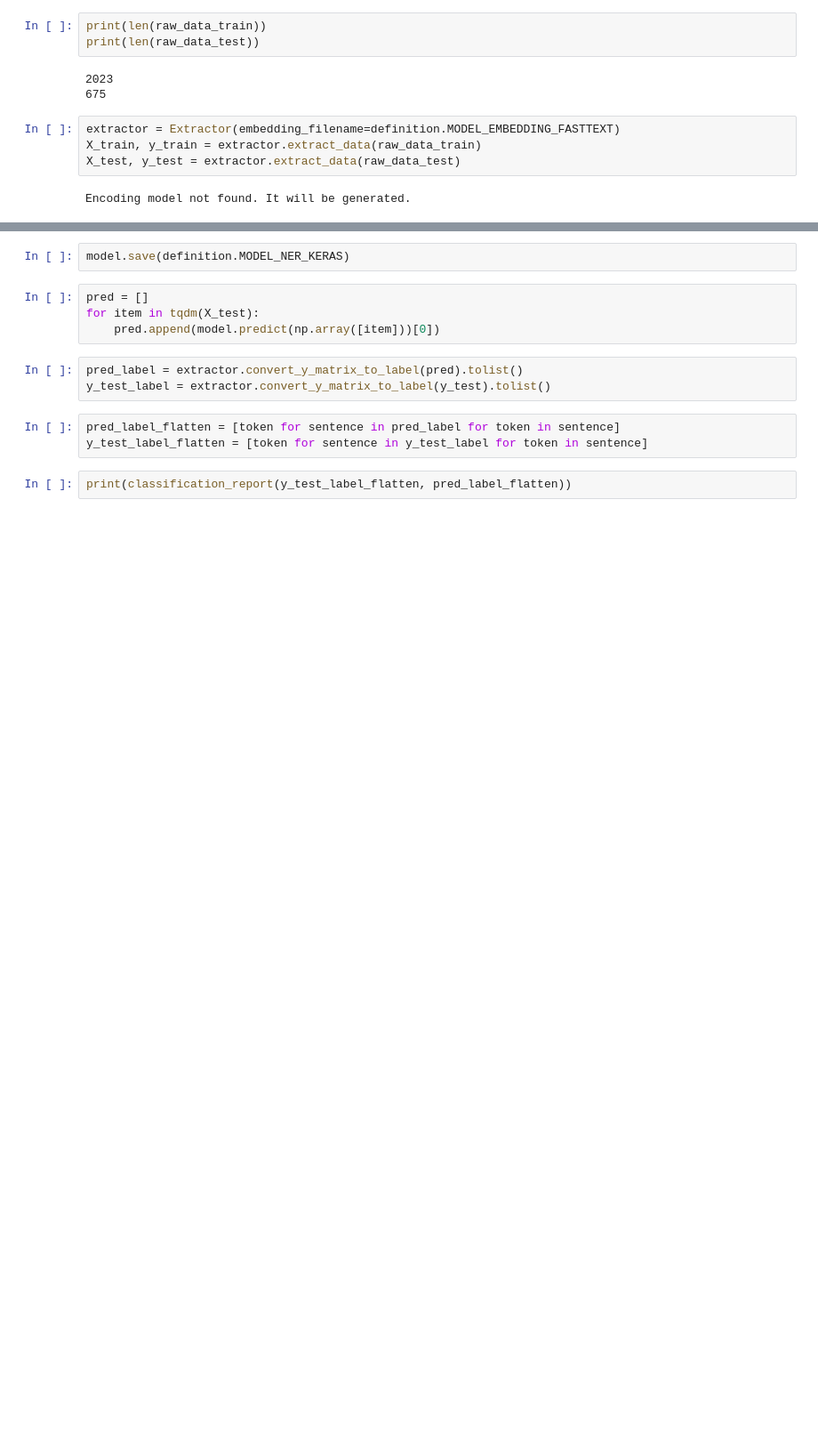
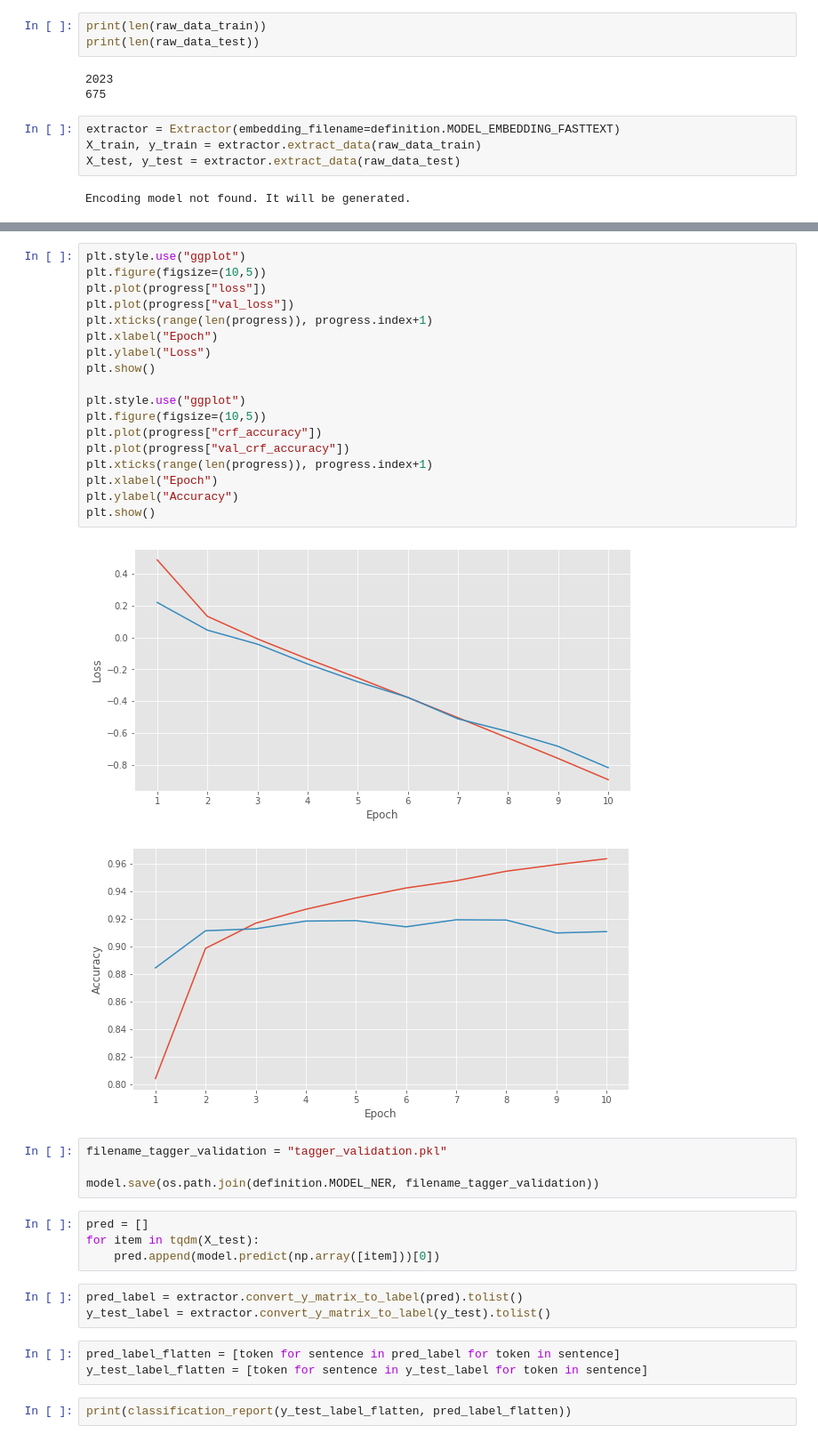
Before and after one commit to arnoalexander/Final-Project-Pairwise-ABSA, a Jupyter notebook: ner/train_ner.ipynb, the cells around one changed output, grey strips where cells are left out. Shown at 89% size. Saved outputs shown, nothing was run; the diff lists cells and outputs as text; blank space fills up the shorter version.

```diff
--- a/ner/train_ner.ipynb
+++ b/ner/train_ner.ipynb
@@ -78,5 +110,28 @@ pd.DataFrame(history.history)
-# %%
-model.save(definition.MODEL_NER_KERAS)
+# %%
+plt.style.use("ggplot")
+plt.figure(figsize=(10,5))
+plt.plot(progress["loss"])
+plt.plot(progress["val_loss"])
+plt.xticks(range(len(progress)), progress.index+1)
+plt.xlabel("Epoch")
+plt.ylabel("Loss")
+plt.show()
+
+plt.style.use("ggplot")
+plt.figure(figsize=(10,5))
+plt.plot(progress["crf_accuracy"])
+plt.plot(progress["val_crf_accuracy"])
+plt.xticks(range(len(progress)), progress.index+1)
+plt.xlabel("Epoch")
+plt.ylabel("Accuracy")
+plt.show()
+# %% [output]
+[figure, added]
+[figure, added]
+# %%
+filename_tagger_validation = "tagger_validation.pkl"
+
+model.save(os.path.join(definition.MODEL_NER, filename_tagger_validation))
 # %%
 pred = []
 for item in tqdm(X_test):
```
Also changed, not shown: parts of 15 cells of this notebook, 1 other file.
